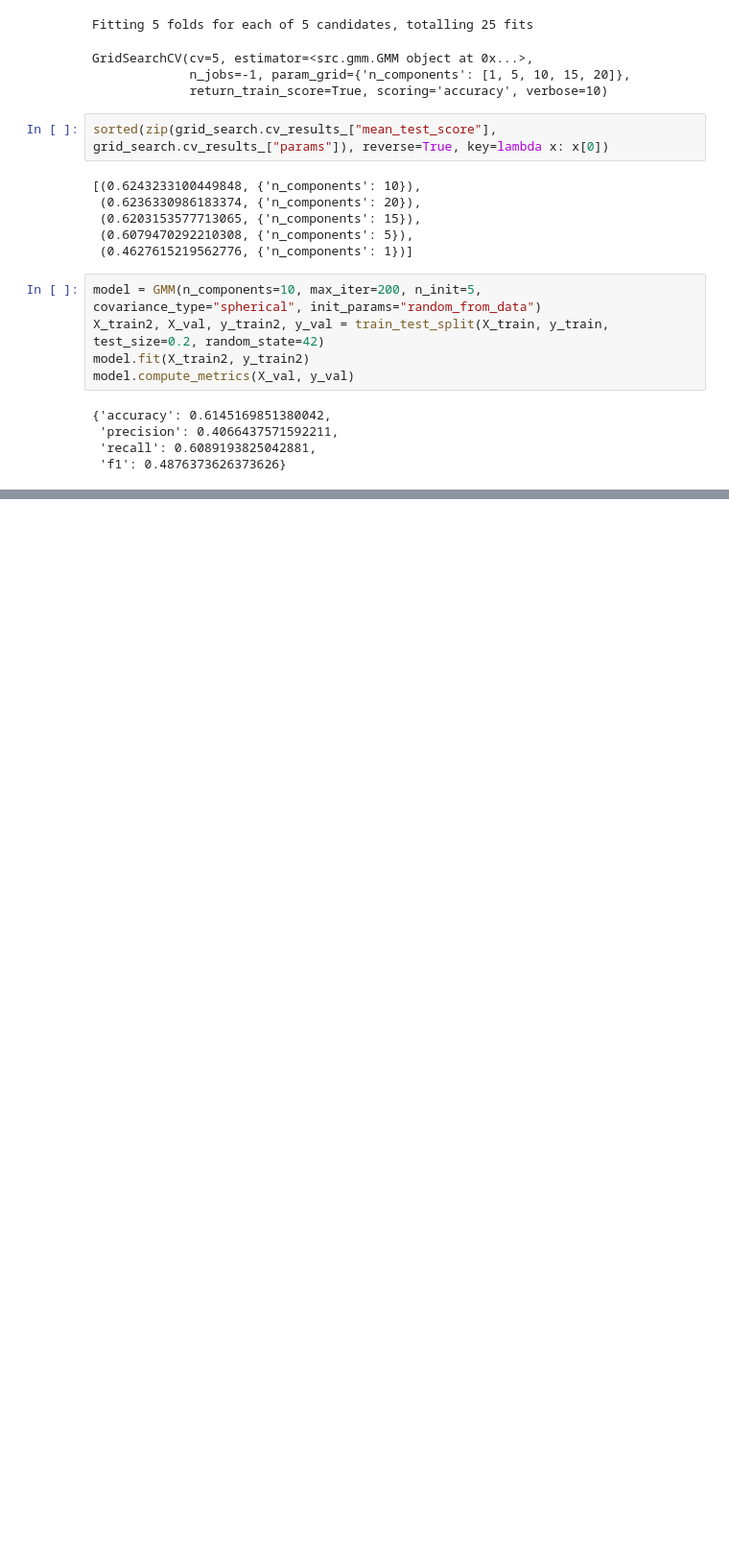
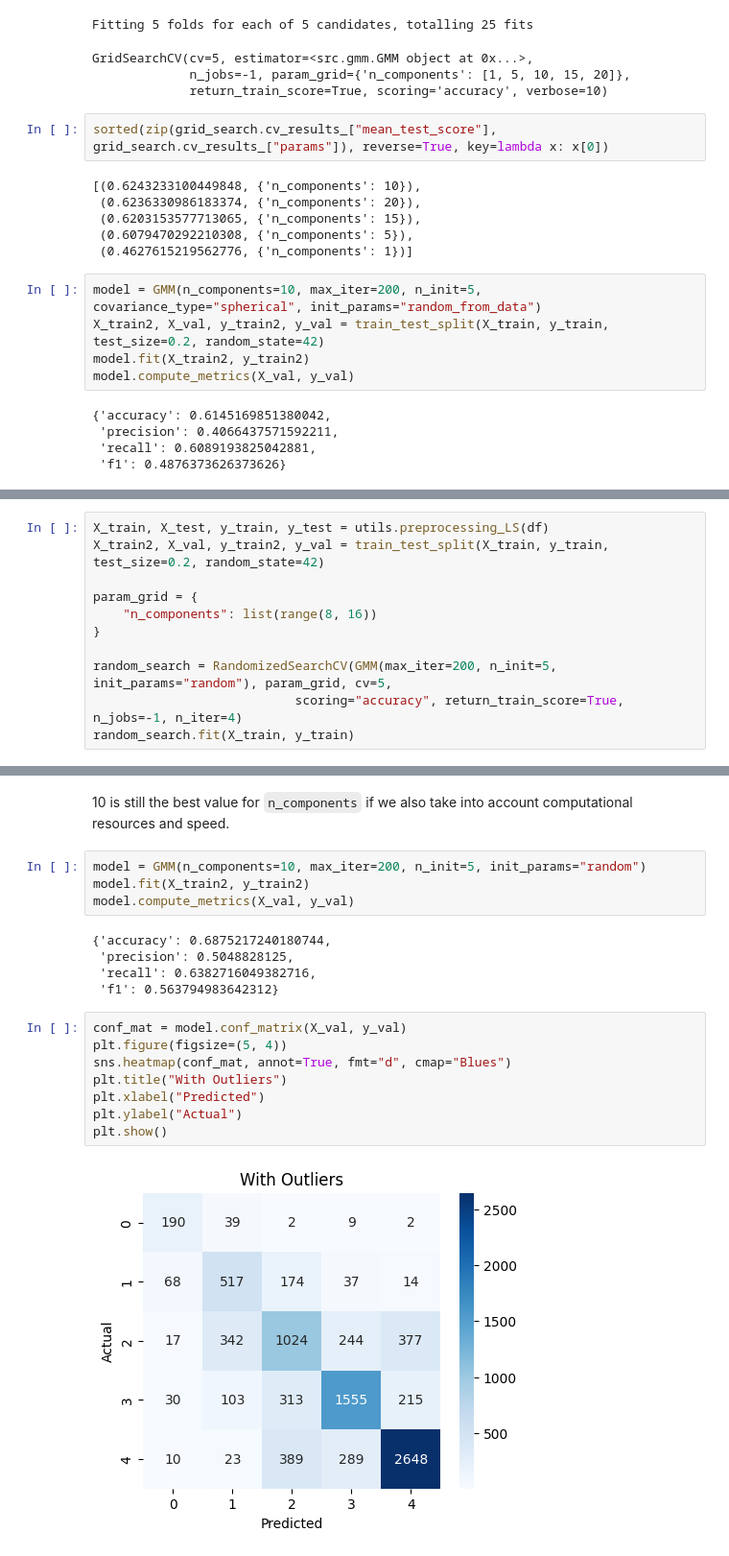
Before and after one commit to Pikurrot/ml-project-uab, a Jupyter notebook: analysis_gmm.ipynb, the cells around one changed output, grey strips where cells are left out. Shown at 96% size. Saved outputs shown, nothing was run; the diff lists cells and outputs as text; blank space fills up the shorter version.

Commit message:
Analyze GMM with outliers
Not worth it, train without outliers

```diff
--- a/analysis_gmm.ipynb
+++ b/analysis_gmm.ipynb
@@ -199,0 +205,11 @@ Thus, we will stay with label encoding as preprocessing. The best parameters hav
+# %%
+X_train, X_test, y_train, y_test = utils.preprocessing_LS(df)
+X_train2, X_val, y_train2, y_val = train_test_split(X_train, y_train, test_size=0.2, random_state=42)
+
+param_grid = {
+	"n_components": list(range(8, 16))
+}
+
+random_search = RandomizedSearchCV(GMM(max_iter=200, n_init=5, init_params="random"), param_grid, cv=5,
+						   scoring="accuracy", return_train_score=True, n_jobs=-1, n_iter=4)
+random_search.fit(X_train, y_train)
@@ -199,0 +229,21 @@ Thus, we will stay with label encoding as preprocessing. The best parameters hav
+# %% [markdown]
+10 is still the best value for `n_components` if we also take into account computational resources and speed.
+# %%
+model = GMM(n_components=10, max_iter=200, n_init=5, init_params="random")
+model.fit(X_train2, y_train2)
+model.compute_metrics(X_val, y_val)
+# %% [output]
+{'accuracy': 0.6875217240180744,
+ 'precision': 0.5048828125,
+ 'recall': 0.6382716049382716,
+ 'f1': 0.563794983642312}
+# %%
+conf_mat = model.conf_matrix(X_val, y_val)
+plt.figure(figsize=(5, 4))
+sns.heatmap(conf_mat, annot=True, fmt="d", cmap="Blues")
+plt.title("With Outliers")
+plt.xlabel("Predicted")
+plt.ylabel("Actual")
+plt.show()
+# %% [output]
+[figure, added]
```
Also changed, not shown: parts of 16 cells of this notebook.
